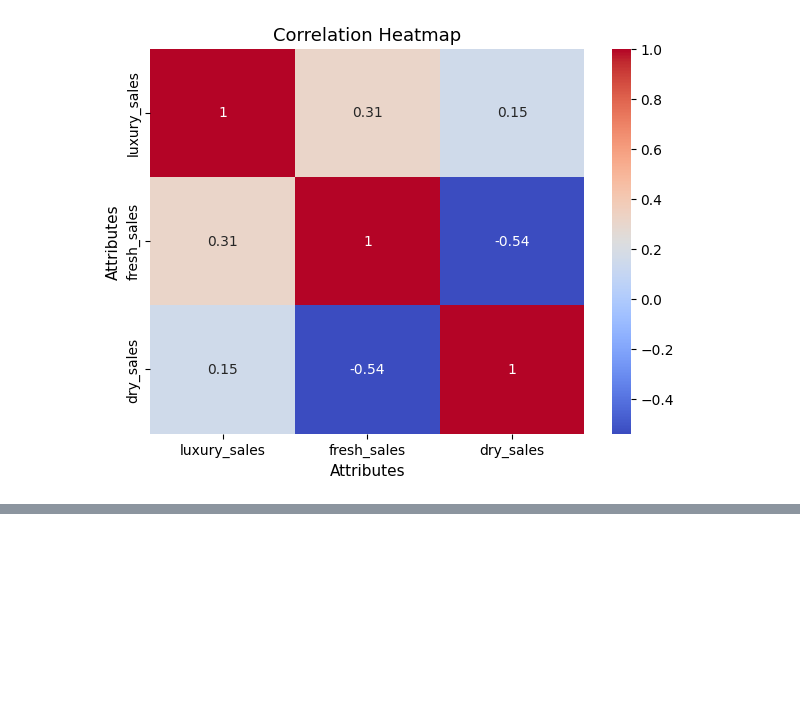
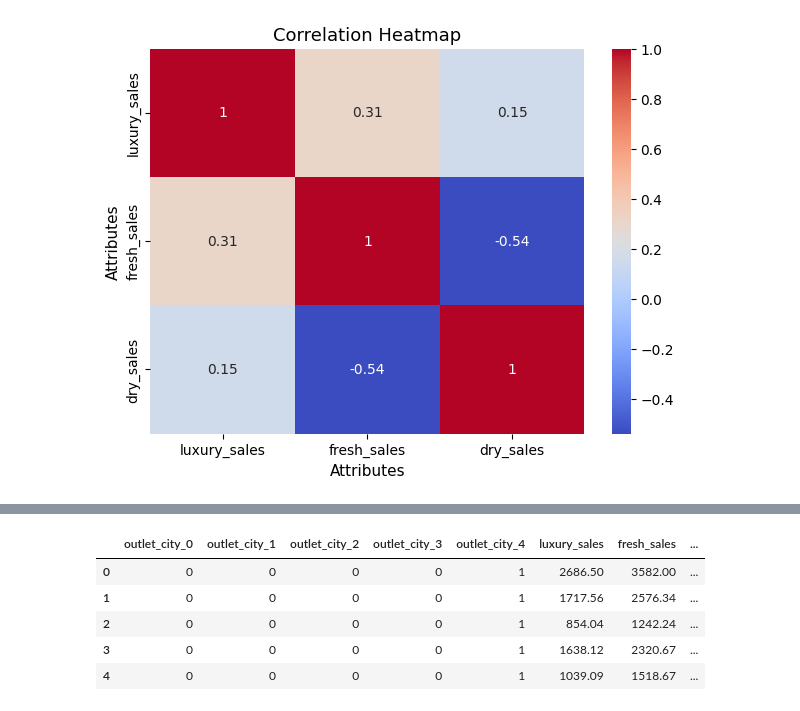
Before and after one commit to Krishnadayal/Data-Science-Project-Lifecycle, a Jupyter notebook: finalised_test.ipynb, the cells around one changed output, grey strips where cells are left out. Cells and saved outputs as stored; diff of their text form; code cells hidden in the pictures; blank space fills up the shorter version.

```diff
--- a/finalised_test.ipynb
+++ b/finalised_test.ipynb
@@ -562,3 +563,9 @@ plt.title("Correlation Heatmap", fontsize = 13)
 plt.show()
 # %% [output]
 [figure]
+# %%
+!pip install category-encoders
+
+from category_encoders import BinaryEncoder
+encoder = BinaryEncoder(cols = ["outlet_city"])
+kj_test = encoder.fit_transform(kj_test)
@@ -564,0 +587,9 @@ plt.show()
+# %%
+kj_test.head()
+# %% [output]
+|  | outlet_city_0 | outlet_city_1 | outlet_city_2 | outlet_city_3 | outlet_city_4 | luxury_sales | fresh_sales | ... |
+| 0 | 0 | 0 | 0 | 0 | 1 | 2686.50 | 3582.00 | ... |
+| 1 | 0 | 0 | 0 | 0 | 1 | 1717.56 | 2576.34 | ... |
+| 2 | 0 | 0 | 0 | 0 | 1 | 854.04 | 1242.24 | ... |
+| 3 | 0 | 0 | 0 | 0 | 1 | 1638.12 | 2320.67 | ... |
+| 4 | 0 | 0 | 0 | 0 | 1 | 1039.09 | 1518.67 | ... |
```
Also changed, not shown: parts of 4 cells of this notebook.
